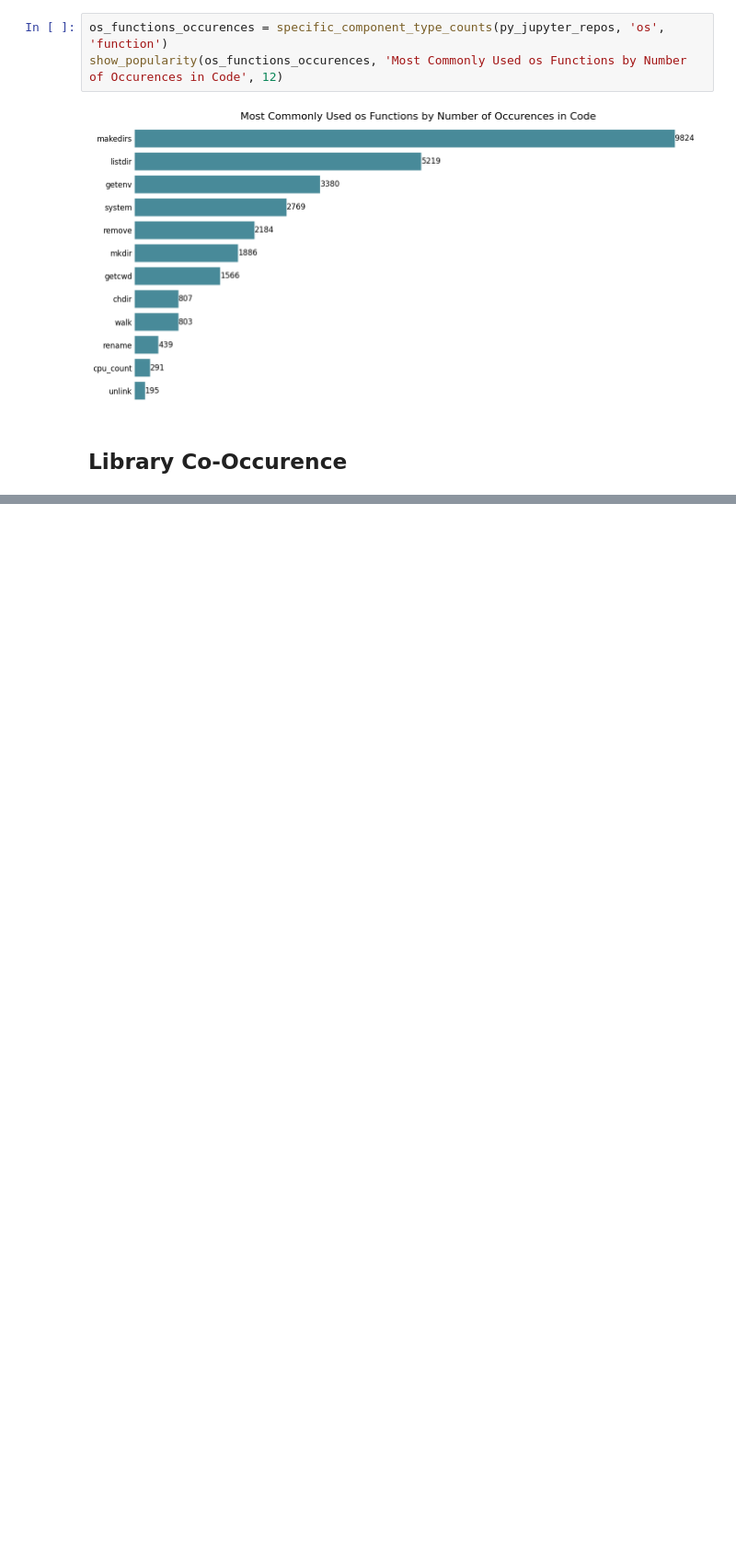
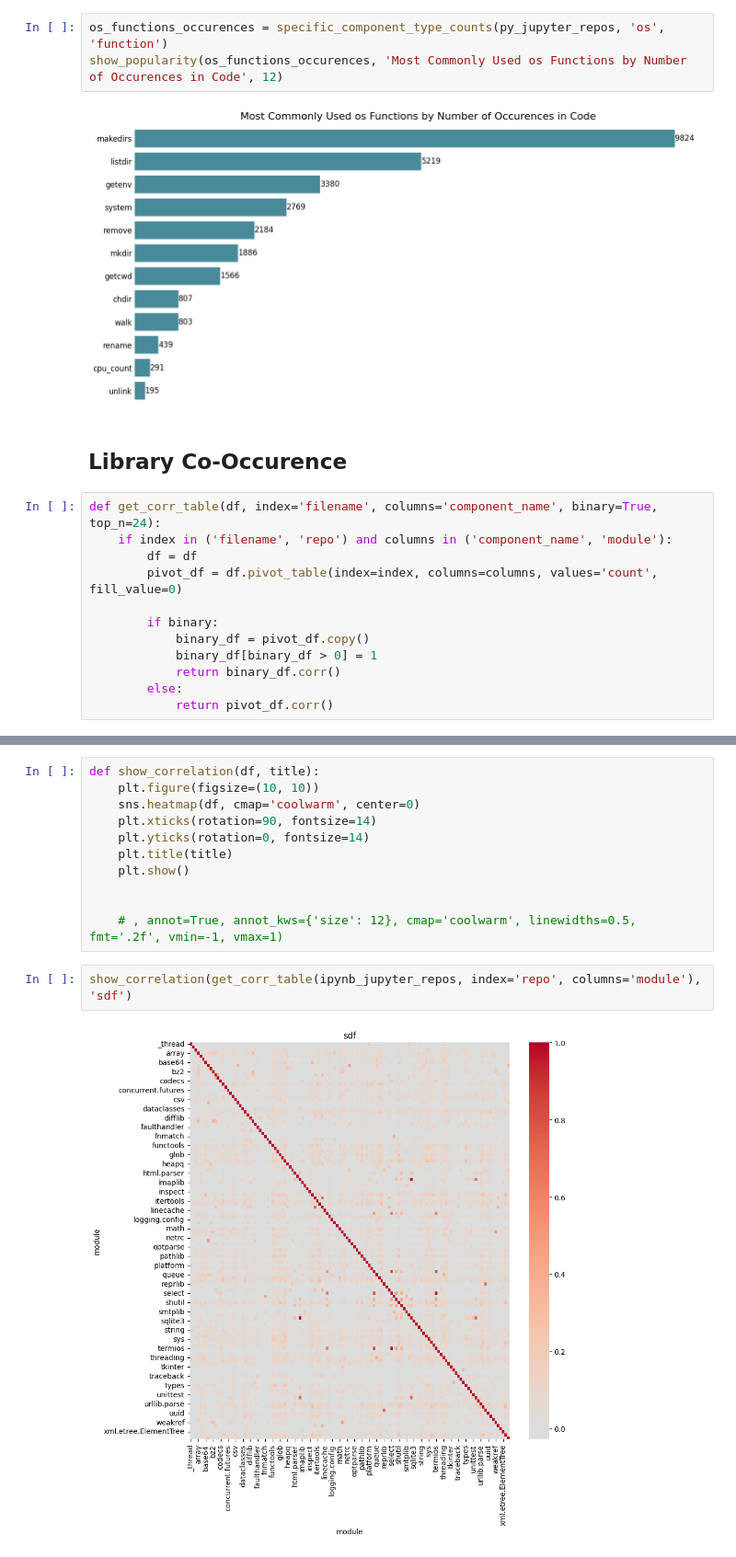
Before and after one commit to tobias-talaj/top-python-repos-analysis, a Jupyter notebook: notebooks/std_lib_analysis.ipynb, the cells around one changed output, grey strips where cells are left out. Shown at 92% size. Saved outputs shown, nothing was run; the diff lists cells and outputs as text; blank space fills up the shorter version.

```diff
--- a/notebooks/std_lib_analysis.ipynb
+++ b/notebooks/std_lib_analysis.ipynb
@@ -123,3 +123,15 @@ show_popularity(os_functions_occurences, 'Most Commonly Used os Functions by Num
 [figure]
 # %% [markdown]
 ## Library Co-Occurence
+# %%
+def get_corr_table(df, index='filename', columns='component_name', binary=True, top_n=24):
+    if index in ('filename', 'repo') and columns in ('component_name', 'module'):
+        df = df
+        pivot_df = df.pivot_table(index=index, columns=columns, values='count', fill_value=0)
+
+        if binary:
+            binary_df = pivot_df.copy()
+            binary_df[binary_df > 0] = 1
+            return binary_df.corr()
+        else:
+            return pivot_df.corr()
@@ -125,0 +155,15 @@ show_popularity(os_functions_occurences, 'Most Commonly Used os Functions by Num
+# %%
+def show_correlation(df, title):
+    plt.figure(figsize=(10, 10))
+    sns.heatmap(df, cmap='coolwarm', center=0)
+    plt.xticks(rotation=90, fontsize=14)
+    plt.yticks(rotation=0, fontsize=14)
+    plt.title(title)
+    plt.show()
+
+
+    # , annot=True, annot_kws={'size': 12}, cmap='coolwarm', linewidths=0.5, fmt='.2f', vmin=-1, vmax=1)
+# %%
+show_correlation(get_corr_table(ipynb_jupyter_repos, index='repo', columns='module'), 'sdf')
+# %% [output]
+[figure, added]
```
Also changed, not shown: parts of 1 cell of this notebook, 1 other file.
